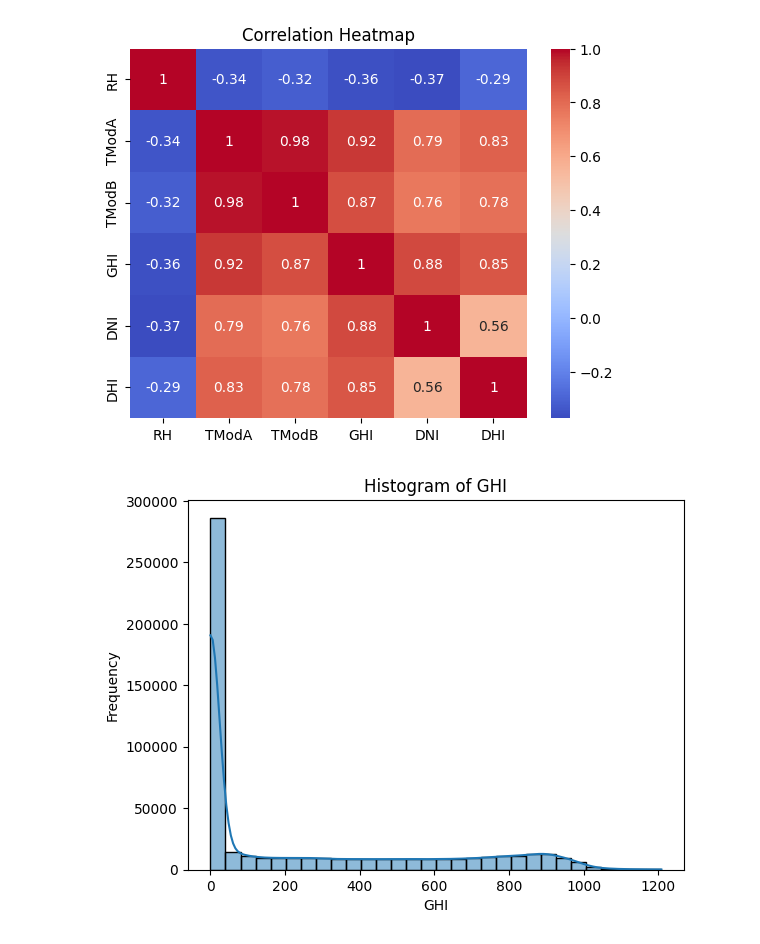
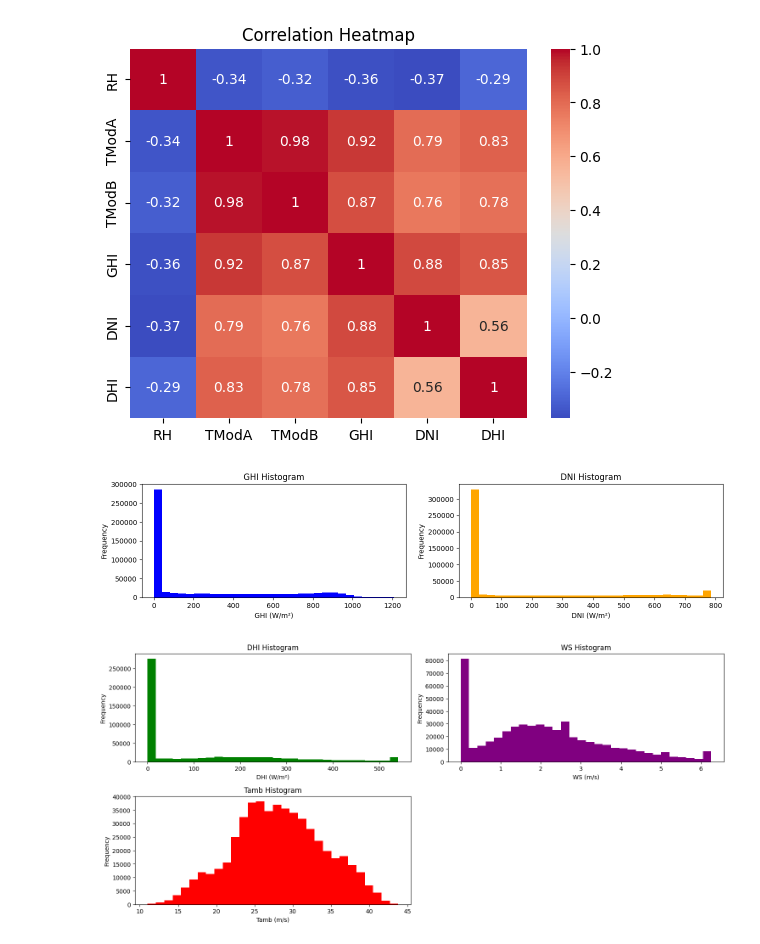
Before and after one commit to GuleWako/10Academy-Week-0-Solar-Radiation-Data-Analysis, a Jupyter notebook: notebooks/solarRadiationEmpl.ipynb, the cells around one changed output. Drawn from its saved outputs; the diff is of its cells as text; code cells hidden in the pictures.

Commit message:
histogram for solar radiation, wind speed and temperature

```diff
--- a/notebooks/solarRadiationEmpl.ipynb
+++ b/notebooks/solarRadiationEmpl.ipynb
@@ -280,11 +280,48 @@ plt.title('Correlation Heatmap')
 plt.show()
 # %% [output]
 [figure]
-# %%
-sns.histplot(data['GHI'], bins=30, kde=True)
-plt.title('Histogram of GHI')
-plt.xlabel('GHI')
-plt.ylabel('Frequency')
-plt.show()
-# %% [output]
-[figure, removed]
+# %%
+# sns.histplot(data['GHI'], bins=30, kde=True)
+# plt.title('Histogram of GHI')
+# plt.xlabel('GHI')
+# plt.ylabel('Frequency')
+# plt.show()
+
+plt.figure(figsize=(15, 10))
+plt.subplot(3, 2, 1)
+plt.hist(data['GHI'], bins=30, color='blue')
+plt.title('GHI Histogram')
+plt.xlabel('GHI (W/m²)')
+plt.ylabel('Frequency')
+
+plt.subplot(3, 2, 2)
+plt.hist(data['DNI'], bins=30, color='orange')
+plt.title('DNI Histogram')
+plt.xlabel('DNI (W/m²)')
+plt.ylabel('Frequency')
+
+plt.figure(figsize=(15, 10))
+plt.subplot(3, 2, 3)
+plt.hist(data['DHI'], bins=30, color='green')
+plt.title('DHI Histogram')
+plt.xlabel('DHI (W/m²)')
+plt.ylabel('Frequency')
+
+plt.subplot(3, 2, 4)
+plt.hist(data['WS'], bins=30, color='purple')
+plt.title('WS Histogram')
+plt.xlabel('WS (m/s)')
+plt.ylabel('Frequency')
+
+plt.subplot(3, 2, 5)
+plt.hist(data['Tamb'], bins=30, color='red')
+plt.title('Tamb Histogram')
+plt.xlabel('Tamb (m/s)')
+plt.ylabel('Frequency')
+# ... continue for DHI, WS, and Tamb
+
+plt.tight_layout()
+plt.show()
+# %% [output]
+[figure, added]
+[figure, added]
```
